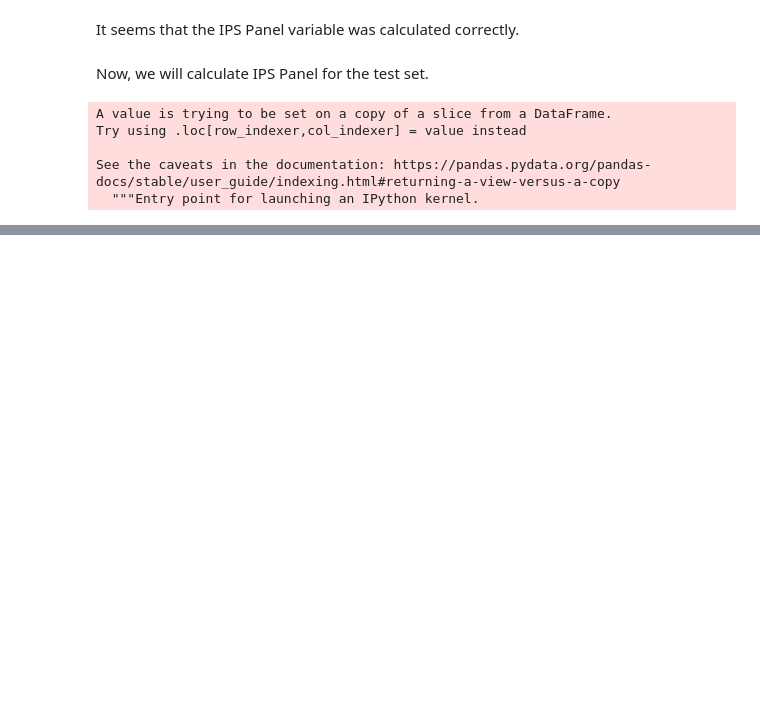
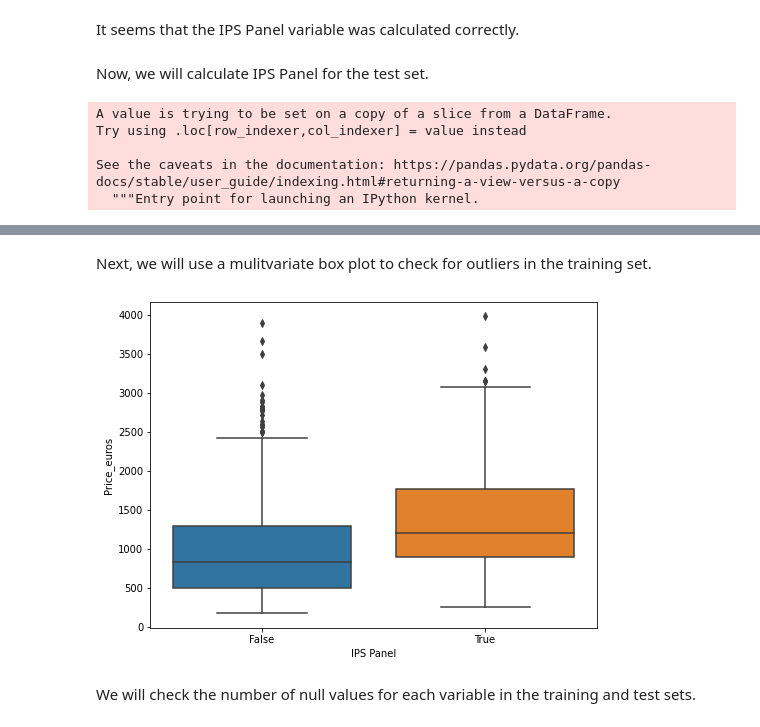
Before and after one commit to ryan-ferns/project_laptop_prices, a Jupyter notebook: laptop-prices-project.ipynb, the cells around one changed output, grey strips where cells are left out. Drawn from its saved outputs; the diff is of its cells as text; code cells hidden in the pictures; blank space fills up the shorter version.

```diff
--- a/laptop-prices-project.ipynb
+++ b/laptop-prices-project.ipynb
@@ -4474,6 +4474,6 @@ We will need a helper function to check if a string contains a substring.  It wi
 be defined below.
 # %%
-def string_search(s, t):
+def substring_check(s, t):
     """Returns True or False depending on whether the string s
     contains the substring t."""
 
@@ -4482,7 +4482,7 @@ def string_search(s, t):
 The first new variable will be IPS Panel, which will indicate if the laptop has an IPS
 (in-plane switching) panel screen.  We will calculate IPS Panel for the training set first.
 # %%
-train['IPS Panel'] = train['ScreenResolution'].apply(string_search, args=('IPS',))
+train['IPS Panel'] = train['ScreenResolution'].apply(substring_check, args=('IPS',))
 # %% [output]
 A value is trying to be set on a copy of a slice from a DataFrame.
 Try using .loc[row_indexer,col_indexer] = value instead
@@ -4519,0 +4724,11 @@ See the caveats in the documentation: https://pandas.pydata.org/pandas-docs/stab
+# %% [markdown]
+Next, we will use a mulitvariate box plot
+to check for outliers in the training set.
+# %%
+f, ax = plt.subplots(figsize=(8, 6))
+fig = sns.boxplot(x='IPS Panel', y='Price_euros', data=train)
+# %% [output]
+[figure, added]
+# %% [markdown]
+We will check the number of null values for each variable
+in the training and test sets.
```
Also changed, not shown: parts of 70 cells of this notebook.
